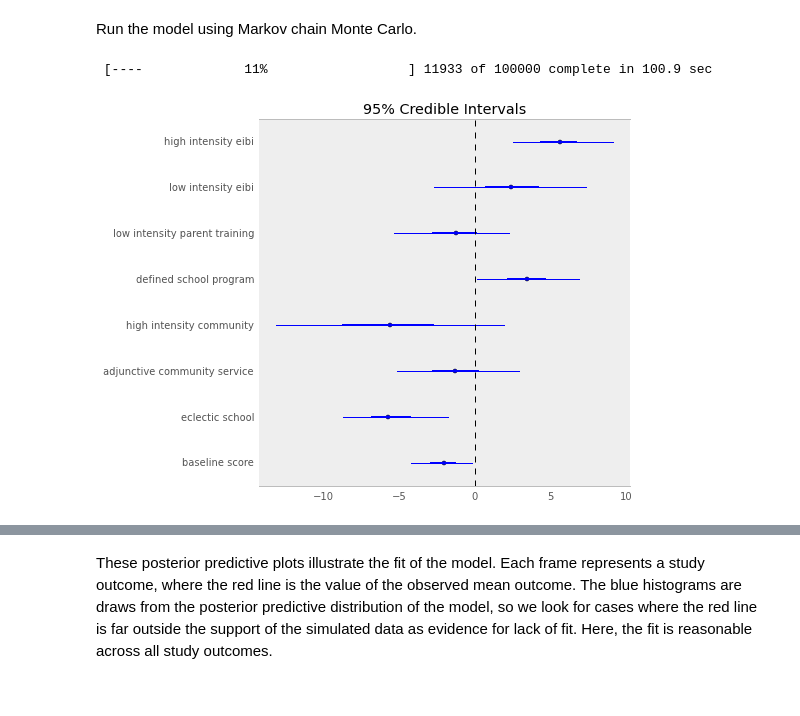
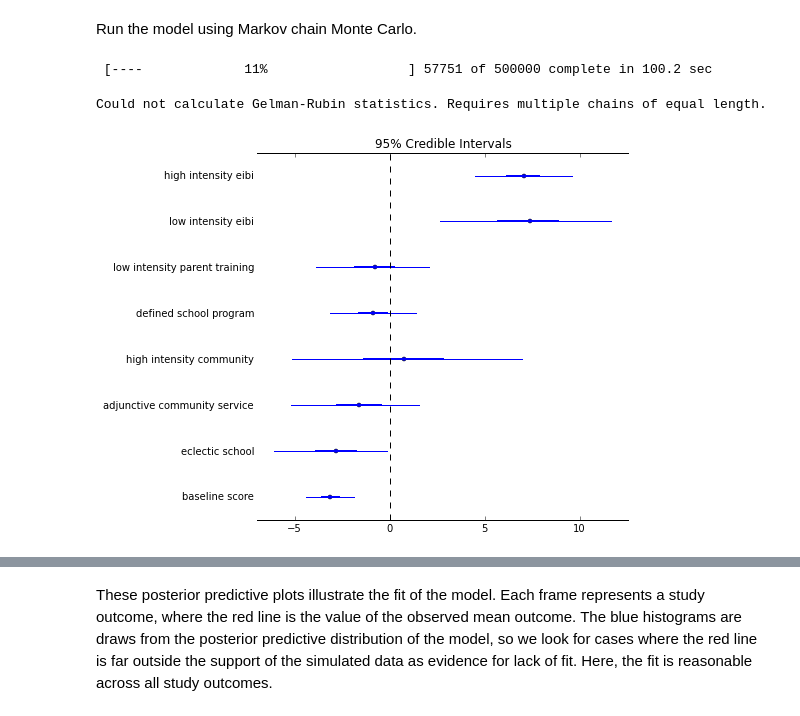
Before and after one commit to fonnesbeck/autism_intervention_MA, a Jupyter notebook: ASD Interventions Meta-analysis.ipynb, the cells around one changed output, grey strips where cells are left out. Saved outputs shown, nothing was run; the diff lists cells and outputs as text; code cells hidden in the pictures.

```diff
--- a/ASD Interventions Meta-analysis.ipynb
+++ b/ASD Interventions Meta-analysis.ipynb
@@ -565,7 +610,2 @@ d_sim = pm.Normal('d_sim', theta, change_se**-2, value=change_mean)
 # %% [markdown]
 Run the model using Markov chain Monte Carlo.
-# %%
-M = pm.MCMC(locals())
-M.sample(100000, 90000)
-# %% [output]
- [----             11%                  ] 11933 of 100000 complete in 100.9 sec
@@ -572,13 +619,19 @@ M.sample(100000, 90000)
+# %%
+# M.sample(1000000, 900000)
+M.sample(500000, 450000)
+# %% [output]
+ [----             11%                  ] 57751 of 500000 complete in 100.2 sec
 # %%
 plt.figure(figsize=(10,6))
-pm.Matplot.summary_plot([M.beta, M.alpha_base], rhat=False, custom_labels=[
+pm.Matplot.summary_plot([M.beta, M.alpha_base], custom_labels=[
                                      'high intensity eibi',
                                      'low intensity eibi',
                                      'low intensity parent training',
                                      'defined school program',
                                      'high intensity community',
                                      'adjunctive community service',
                                      'eclectic school',
                                      'baseline score'])
 # %% [output]
+Could not calculate Gelman-Rubin statistics. Requires multiple chains of equal length.
-[figure, old version]
+[figure, new version]
```
Also changed, not shown: parts of 26 cells of this notebook, 1 other file.
